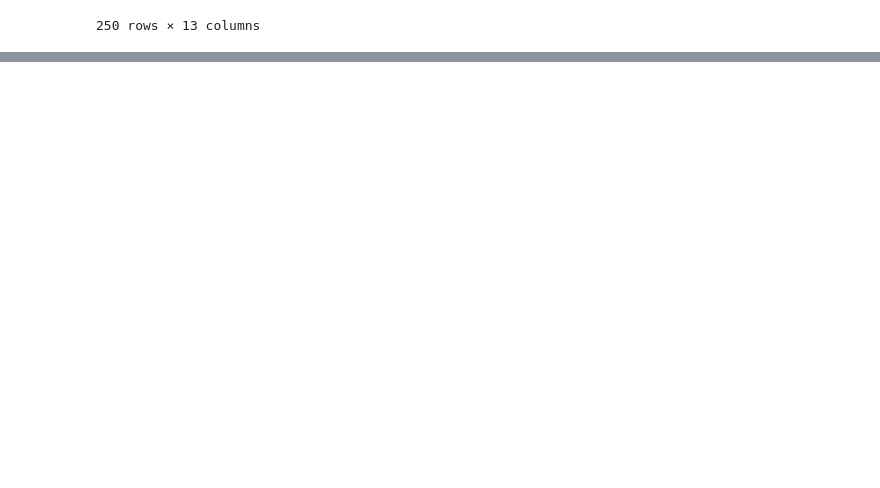
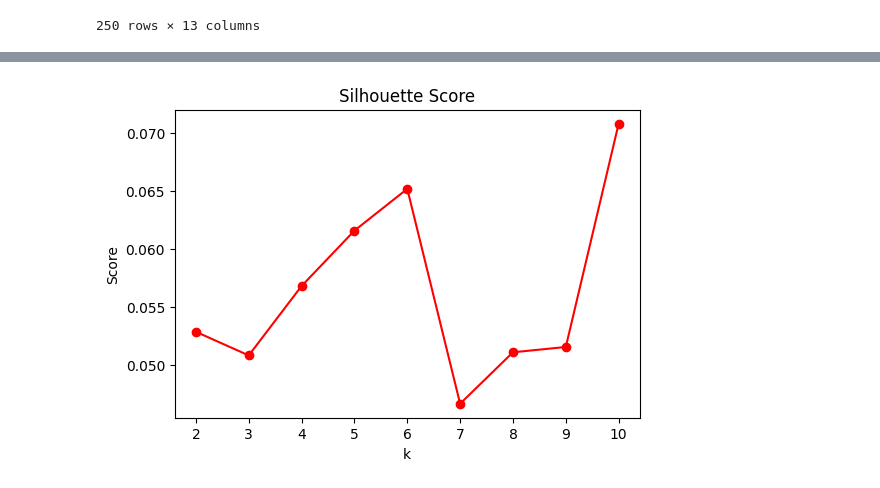
Before and after one commit to LuisAntonioGI13/perfume-recommender-ai, a Jupyter notebook: notebooks/desarrollo_modelo.ipynb, the cells around one changed output, grey strips where cells are left out. Cells and saved outputs as stored; diff of their text form; code cells hidden in the pictures; blank space fills up the shorter version.

```diff
--- a/notebooks/desarrollo_modelo.ipynb
+++ b/notebooks/desarrollo_modelo.ipynb
@@ -1425,0 +413,3 @@ recomendar_por_texto(
+# %%
+df_f["genero_cod"] = df_f["genero"].apply(map_genero)
+df_f
@@ -1425,0 +786,10 @@ recomendar_por_texto(
+# %%
+#3 Silhouette
+plt.figure(figsize=(6,4))
+plt.plot(ks, silhouette, marker='o', color = "red")
+plt.title("Silhouette Score")
+plt.xlabel("k")
+plt.ylabel("Score")
+plt.show()
+# %% [output]
+[figure, added]
```
Also changed, not shown: parts of 170 cells of this notebook, 6 other files.
